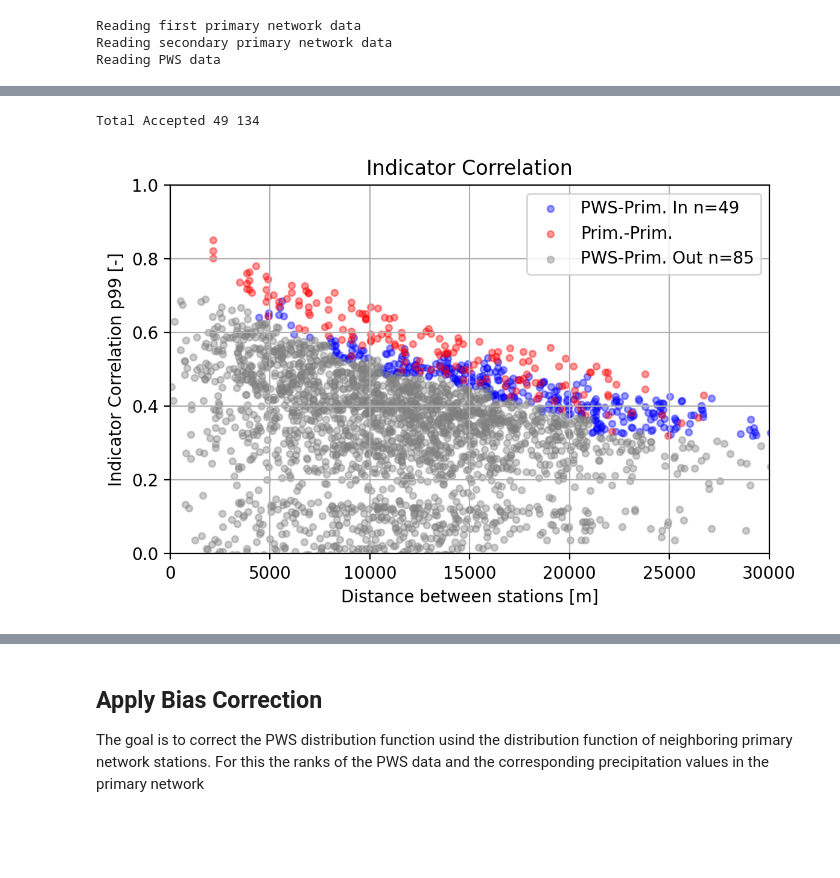
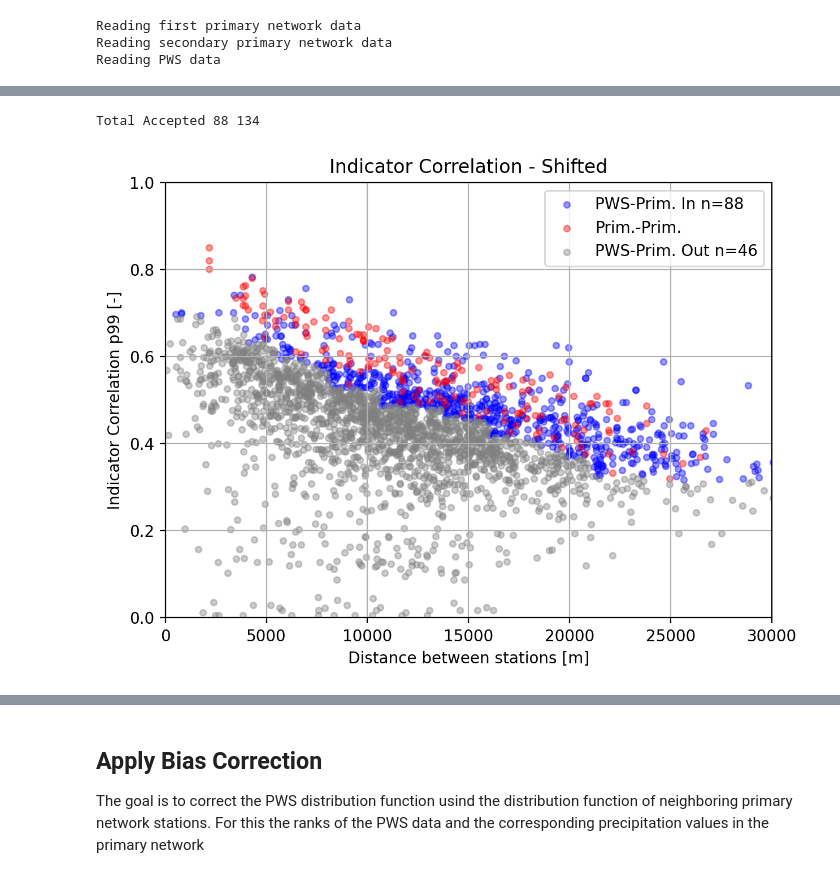
Before and after one commit to AbbasElHachem/pws-pyqc, a Jupyter notebook: OpenSense/Jupyter_Notebboks/Indicator_corr_Ams.ipynb, the cells around one changed output, grey strips where cells are left out. Drawn from its saved outputs; the diff is of its cells as text; code cells hidden in the pictures; blank space fills up the shorter version.

```diff
--- a/OpenSense/Jupyter_Notebboks/Indicator_corr_Ams.ipynb
+++ b/OpenSense/Jupyter_Notebboks/Indicator_corr_Ams.ipynb
@@ -312,7 +312,8 @@ def calc_indicator_correlation(a_dataset, b_dataset, perc):
 def calc_indic_corr_all_stns(coords_stns_xy,
                              pcp_vals,
                             max_distance=50000,
-                            min_req_ppt_vals=2*24*30):
+                            min_req_ppt_vals=2*24*30,
+                            prob=0.99):
 
     """
     Indicator correlation between reference and test stations
@@ -894,10 +895,10 @@ if __name__ == '__main__':
 
     # PWS hourly data
 
-    path_pws_data = os.path.join(main_dir, r"AMS_PWS_hourly_shifted_10maxNan.csv")
+    path_pws_data = os.path.join(main_dir, r"AMS_PWS_hourly_notshifted_10maxNan.csv")
 
     path_pws_data = (
-    r"X:\staff\elhachem\2022_02_01_OpenSense\data_Netherland_PWS\data\AMS_PWS_hourly_not_shifted.csv")
+    r"X:\staff\elhachem\2022_02_01_OpenSense\data_Netherland_PWS\data\AMS_PWS_hourly_not_shifted_max10Nan.csv")
     path_pws_metadata = os.path.join(main_dir, r"AMS_metadata.csv")
 
 
@@ -989,19 +993,19 @@ Calculating indicator correlation
 # %%
 # apply indicator filter
 
 stn_in = indicator_filter(xy_net=pws_coords_xy,
-                 prc_net=df_pws_pcp_hourly,
+                 prc_net=df_pws_pcp_hourly.shift(-1),
                  xy_dwd=prim_coords_xy_2,
                  prc_dwd=in_primary_pcp_2,
 
                      prob=0.99, max_distance=50000,
                      min_req_ppt_vals=2*24*30, show_plot=True,
-                     fn_figure='Indicator Correlation',
+                     fn_figure='Indicator Correlation - Shifted',
                      save_folder=None,
                     tolerance=.98)
 # %% [output]
-Total Accepted 49 134
+Total Accepted 88 134
-[figure, old version]
+[figure, new version]
 # %%
 pws_ids_accepted = df_pws_pcp_hourly.columns[np.where(stn_in==True)]
 #df_pws_good = pd.DataFrame(index=pws_ids_accepted)
```
Also changed, not shown: parts of 16 cells of this notebook.
